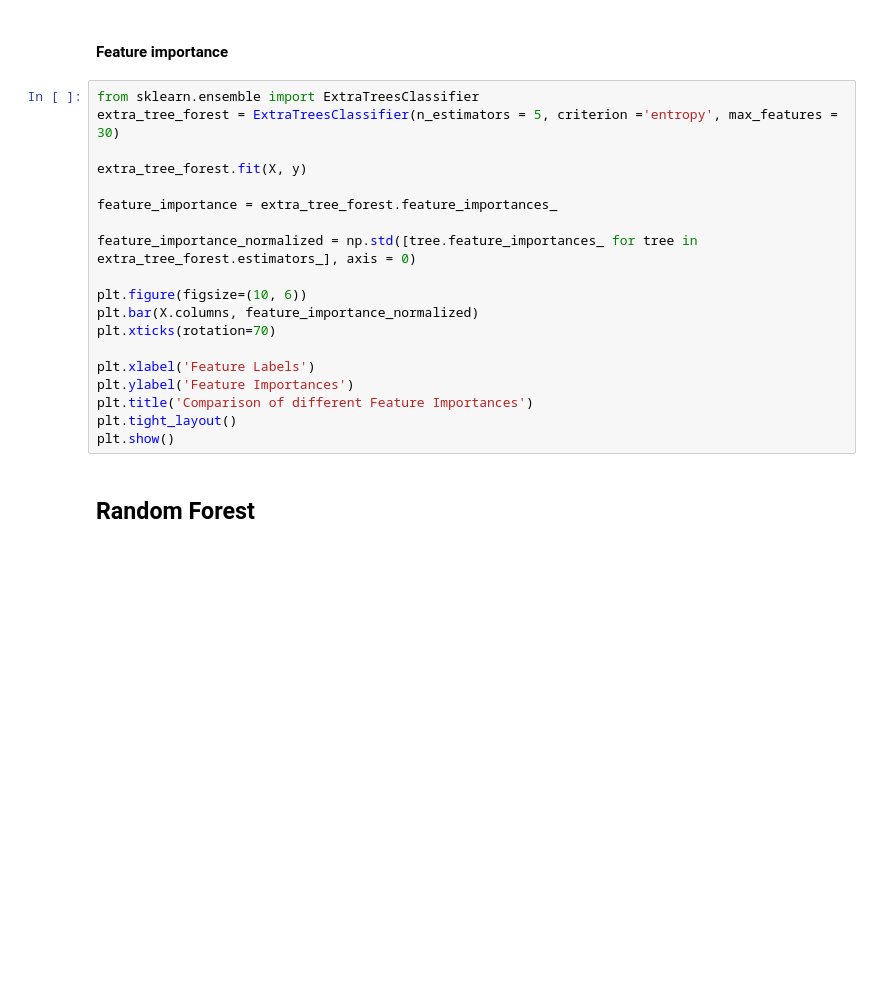
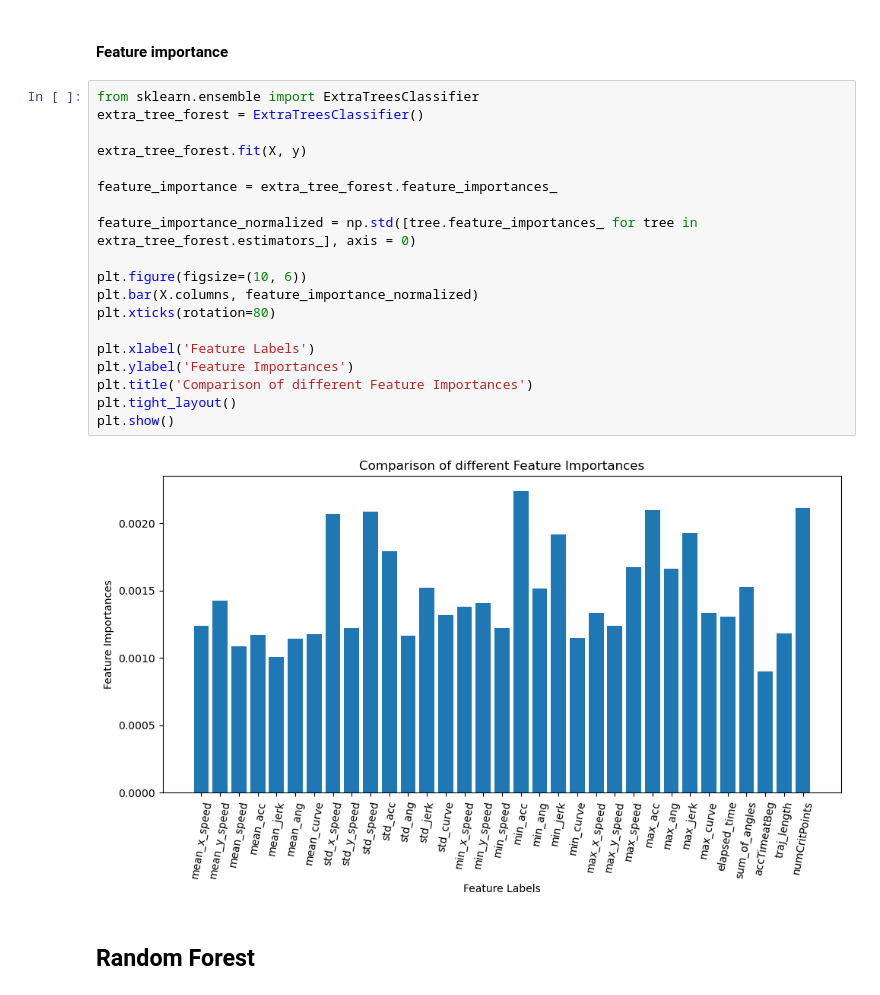
Before and after one commit to zuza571/Biometrics, a Jupyter notebook: Mouse/mouseDynamics.ipynb, the cells around one changed output. Saved outputs shown, nothing was run; the diff lists cells and outputs as text; blank space fills up the shorter version.

```diff
--- a/Mouse/mouseDynamics.ipynb
+++ b/Mouse/mouseDynamics.ipynb
@@ -87,23 +60,25 @@ for i in range(num_classes):
 #### Feature importance
 # %%
 from sklearn.ensemble import ExtraTreesClassifier
-extra_tree_forest = ExtraTreesClassifier(n_estimators = 5, criterion ='entropy', max_features = 30)
+extra_tree_forest = ExtraTreesClassifier()
 
 extra_tree_forest.fit(X, y)
 
 feature_importance = extra_tree_forest.feature_importances_
 
 feature_importance_normalized = np.std([tree.feature_importances_ for tree in extra_tree_forest.estimators_], axis = 0)
 
 plt.figure(figsize=(10, 6))
 plt.bar(X.columns, feature_importance_normalized)
-plt.xticks(rotation=70)
+plt.xticks(rotation=80)
 
 plt.xlabel('Feature Labels')
 plt.ylabel('Feature Importances')
 plt.title('Comparison of different Feature Importances')
 plt.tight_layout()
 plt.show()
+# %% [output]
+[figure, added]
 # %% [markdown]
 ## **Random Forest**
 # %% [markdown]
```
Also changed, not shown: parts of 16 cells of this notebook, 3 other files.
